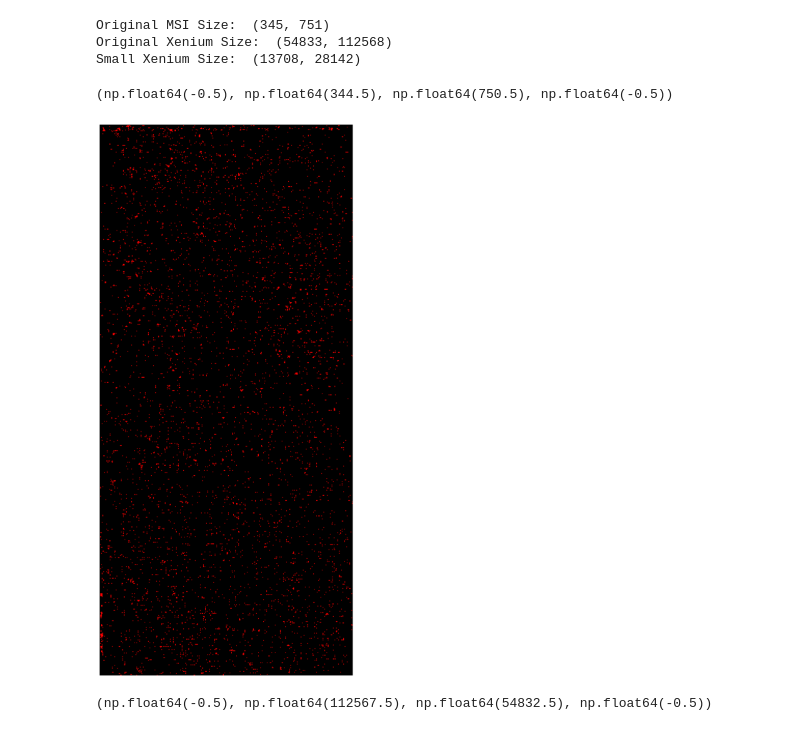
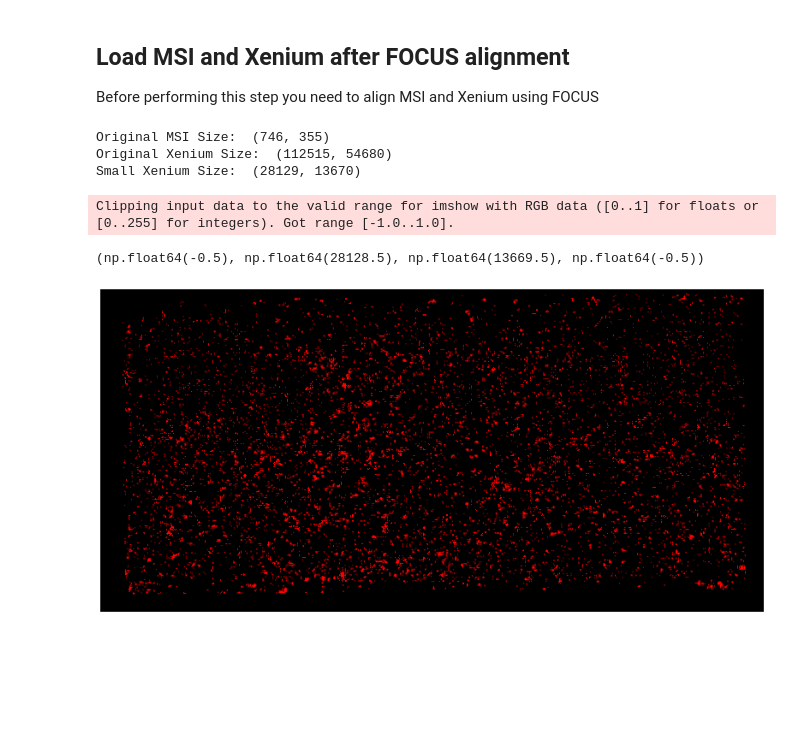
Before and after one commit to sifrimlab/FOCUS, a Jupyter notebook: notebooks/convert_xenium_msi.ipynb, the cells around one changed output. Cells and saved outputs as stored; diff of their text form; code cells hidden in the pictures; blank space fills up the shorter version.

Commit message:
Improved Xenium MSI notebook
A couple of FOCUS features have been deactivated because they are not ready yet

```diff
--- a/notebooks/convert_xenium_msi.ipynb
+++ b/notebooks/convert_xenium_msi.ipynb
@@ -7,3 +8,12 @@ import matplotlib.pyplot as plt
+# %%
+SOURCE_DIR = '/mnt/data/lorenzo/VSC_DATA/Jelle/LG002'
+ALIGNED_MSI_IMAGE_PATH = os.path.join(SOURCE_DIR, "alignment/msi/resulting_image.tiff")
+LARGE_XENIUM_IMAGE_PATH = os.path.join(SOURCE_DIR, "misc/large_xenium_lg002.tiff")
+SMALL_XENIUM_IMAGE_PATH = os.path.join(SOURCE_DIR, "xenium/xenium_lg002.tiff")
+ORIGINAL_MSI_IMAGE_PATH = os.path.join(SOURCE_DIR, "msi/msi_image_lg002.tiff")
+
+XENIUM_ANNDATA_FILE = os.path.join(SOURCE_DIR, "xenium/xenium_david_2.h5ad")
+CELL_LOCATION_OBS = ["center_row", "center_col"]
 # %%
 def find_aligned_image_corners(aligned_image: np.ndarray) -> np.ndarray | None:
     """
@@ -177,2 +223,5 @@ def map_xenium_to_msi(xenium_coord: tuple[int, int], xenium_size: np.ndarray[np.
+# %% [markdown]
+## Load MSI and Xenium after FOCUS alignment
+Before performing this step you need to align MSI and Xenium using FOCUS
 # %%
 # Load the aligned MSI image to obtain the landmarks for the coordinate conversion
@@ -181,36 +230,30 @@ aligned_msi_image = io.imread("/mnt/data/lorenzo/VSC_DATA/Jelle/MSI_XENIUM/align
 # Load the original Xenium and MSI files to obtain the reference frames' sizes
 XENIUM_SIZE, SMALL_XENIUM_SIZE, MSI_SIZE = None, None, None
 
-with tiff.TiffFile("/mnt/data/lorenzo/VSC_DATA/Jelle/MSI_XENIUM/large_xenium.ome.tif") as tif:
+with tiff.TiffFile(LARGE_XENIUM_IMAGE_PATH) as tif:
     XENIUM_SIZE = (tif.pages[0].shape[1], tif.pages[0].shape[0])
 
-with tiff.TiffFile("/mnt/data/lorenzo/VSC_DATA/Jelle/MSI_XENIUM/msi/coordinates_MALDI_MSI_spots.tif") as tif:
+with tiff.TiffFile(ORIGINAL_MSI_IMAGE_PATH) as tif:
     MSI_SIZE = (tif.pages[0].shape[1], tif.pages[0].shape[0])
 
-with tiff.TiffFile("/mnt/data/lorenzo/VSC_DATA/Jelle/MSI_XENIUM/small_xenium.tif") as tif:
+with tiff.TiffFile(SMALL_XENIUM_IMAGE_PATH) as tif:
     SMALL_XENIUM_SIZE = (tif.pages[0].shape[1], tif.pages[0].shape[0])
 
 print("Original MSI Size: ", MSI_SIZE)
 print("Original Xenium Size: ", XENIUM_SIZE)
 print("Small Xenium Size: ", SMALL_XENIUM_SIZE)
 # %% [output]
-Original MSI Size:  (345, 751)
-Original Xenium Size:  (54833, 112568)
-Small Xenium Size:  (13708, 28142)
+Original MSI Size:  (746, 355)
+Original Xenium Size:  (112515, 54680)
+Small Xenium Size:  (28129, 13670)
 # %%
-img = io.imread("/mnt/data/lorenzo/VSC_DATA/Jelle/MSI_XENIUM/preprocessing/msi/MSI_XENIUM.tiff")
+img = io.imread(ALIGNED_MSI_IMAGE_PATH)
 plt.figure(figsize=(20, 20))
 plt.imshow(img)
 plt.axis('off')
 # %% [output]
-(np.float64(-0.5), np.float64(344.5), np.float64(750.5), np.float64(-0.5))
+Clipping input data to the valid range for imshow with RGB data ([0..1] for floats or [0..255] for integers). Got range [-1.0..1.0].
+(np.float64(-0.5), np.float64(28128.5), np.float64(13669.5), np.float64(-0.5))
-[figure, old version]
+[figure, new version]
-# %%
-img = io.imread("/mnt/data/lorenzo/VSC_DATA/Jelle/MSI_XENIUM/preprocessing/xenium/MSI_XENIUM.tiff")
-plt.figure(figsize=(20, 20))
-plt.imshow(img.transpose(1, 0, 2))
-plt.axis('off')
-# %% [output]
-(np.float64(-0.5), np.float64(112567.5), np.float64(54832.5), np.float64(-0.5))
 # %%
 # Load the cell location dataframe
```
Also changed, not shown: parts of 11 cells of this notebook, 3 other files.
